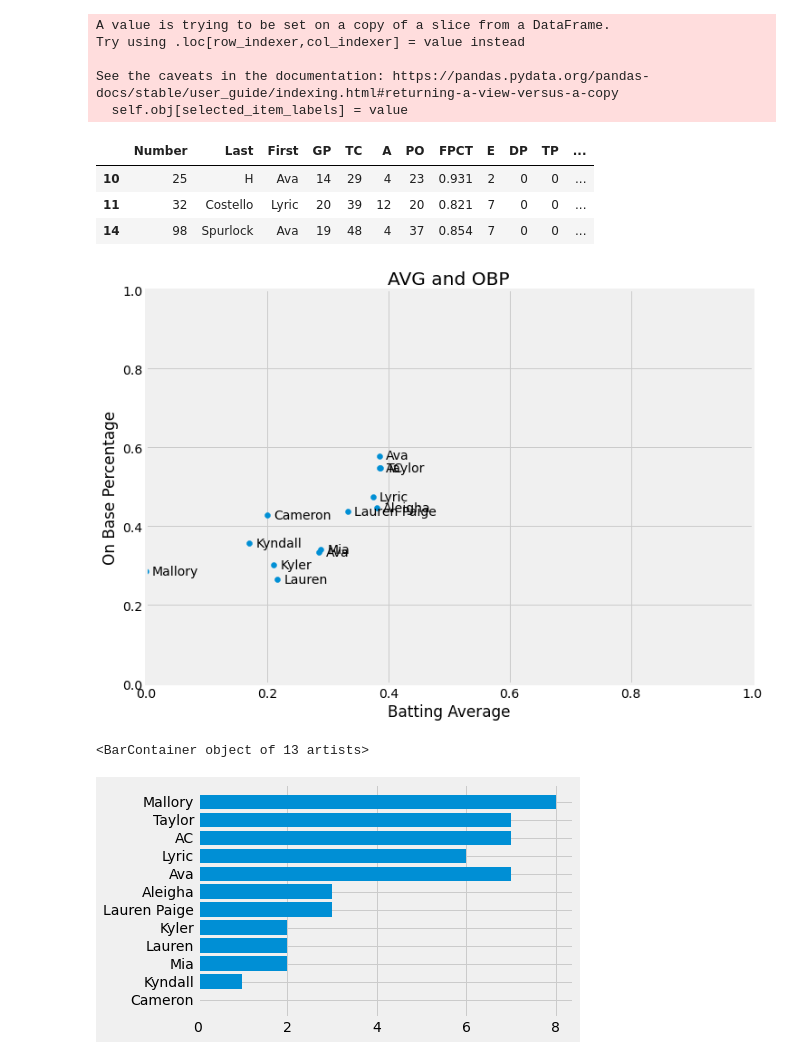
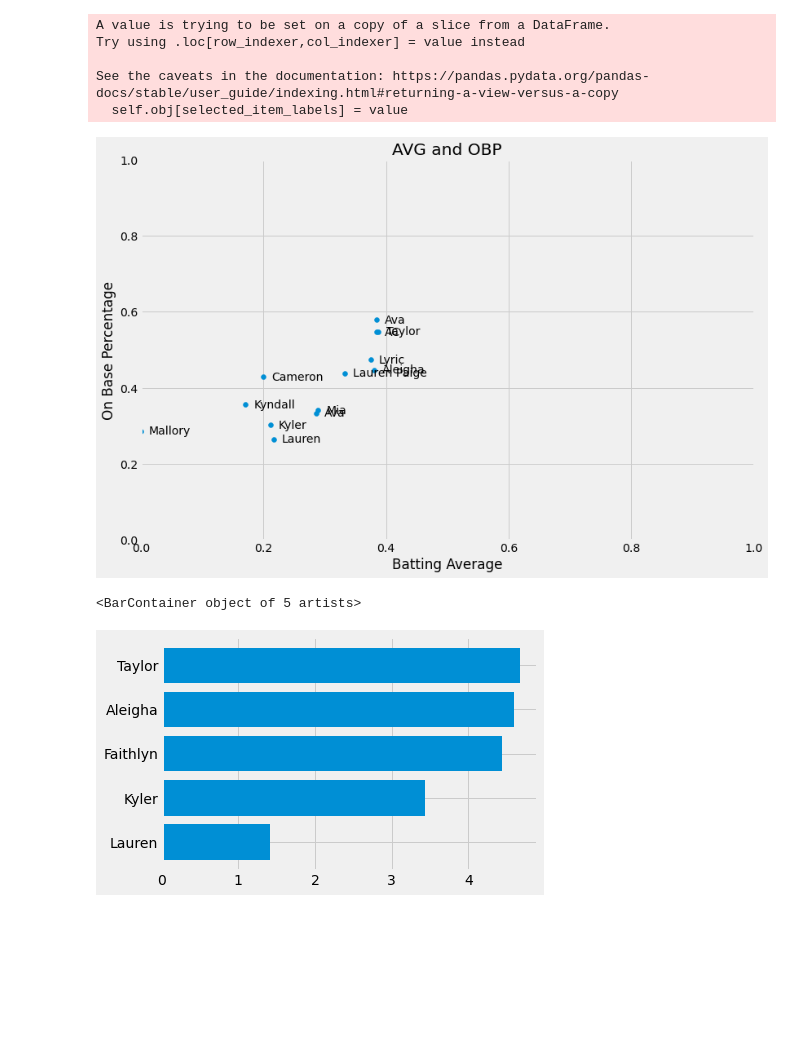
Before and after one commit to highsmithjd/softball, a Jupyter notebook: notebooks/gamechanger.ipynb, the cells around one changed output. Drawn from its saved outputs; the diff is of its cells as text; code cells hidden in the pictures; blank space fills up the shorter version.

Commit message:
updated dataframes

```diff
--- a/notebooks/gamechanger.ipynb
+++ b/notebooks/gamechanger.ipynb
@@ -86,13 +86,6 @@ batting_df = initial_batting_df_drop_total.astype(batting_dict)
 pitching_df = initial_pitching_df_drop_total.astype(pitching_dict)
 fielding_df = initial_fielding_df_drop_total.astype(fielding_dict)
 catchers_df = fielding_df.loc[(fielding_df['INN'] > 0)]
-# %%
-fielding_df.head()
-# %% [output]
-|  | Number | Last | First | GP | TC | A | PO | FPCT | E | DP | TP | ... |
-| 10 | 25 | H | Ava | 14 | 29 | 4 | 23 | 0.931 | 2 | 0 | 0 | ... |
-| 11 | 32 | Costello | Lyric | 20 | 39 | 12 | 20 | 0.821 | 7 | 0 | 0 | ... |
-| 14 | 98 | Spurlock | Ava | 19 | 48 | 4 | 37 | 0.854 | 7 | 0 | 0 | ... |
 # %%
 # Create a new dataframe with platers who have played 10 games or more. This will eliminate most pick up players. Comment this section out if early in season
 batting_df_ten = batting_df.loc[(batting_df['GP'] >= 10)]
@@ -100,42 +93,42 @@ fielding_df_ten = fielding_df.loc[(fielding_df['GP'] >= 10)]
 # %%
 # Plot the AVG column on the x-axis and the OBP column on the y-axis
 # plt.xlim and plt.ylim moves the graph out to 1.0 which is a 1000 batting average and 1000 on base percentage
 # plt.figure increases the plot size so the scatter plot is not so crowded
 fig = plt.figure(figsize=(12,8))
 plt.style.use('fivethirtyeight')
-plt.scatter(final_batting_df["AVG"], final_batting_df["OBP"])
+plt.scatter(batting_df_ten["AVG"], batting_df_ten["OBP"])
 plt.xlabel("Batting Average")
 plt.ylabel('On Base Percentage')
 plt.title('AVG and OBP')
 plt.grid()
 plt.xlim((0,1))
 plt.ylim((0,1))
 
 
-for x_pos, y_pos, label in zip(final_batting_df["AVG"], final_batting_df["OBP"], final_batting_df["First"]):
+for x_pos, y_pos, label in zip(batting_df_ten["AVG"], batting_df_ten["OBP"], batting_df_ten["First"]):
     plt.annotate(label,             # The label for this point
                 xy=(x_pos, y_pos), # Position of the corresponding point
-                xytext=(7, 0),     # Offset text by 7 points to the right
+                xytext=(10, 0),     # Offset text by 7 points to the right
                 textcoords='offset points', # tell it to use offset points
                 ha='left',         # Horizontally aligned to the left
                 va='center')       # Vertical alignment is centered
 
 # plt.savefig('avg_obp.png')
 # gc_team_t = np.transpose(gc_team)
 
 #plt.grid() shows grid lines on the plot
 plt.grid()
 
 plt.show()
 # %% [output]
-[figure, old version]
+[figure, new version]
 # %%
 #horizontal bar chare of batting averages, sorted AVG with the sorted() function
 #plt.barh(batting_df.First, sorted(batting_df.AVG))
 
 #plt.barh(pitching_df.First, sorted(pitching_df.IP))
 
-plt.barh(fielding_df_ten.First, sorted(fielding_df_ten.E))
+plt.barh(pitching_df.First, sorted(pitching_df.FIP))
 # %% [output]
-<BarContainer object of 13 artists>
+<BarContainer object of 5 artists>
-[figure, old version]
+[figure, new version]
```
Also changed, not shown: parts of 6 cells of this notebook.
